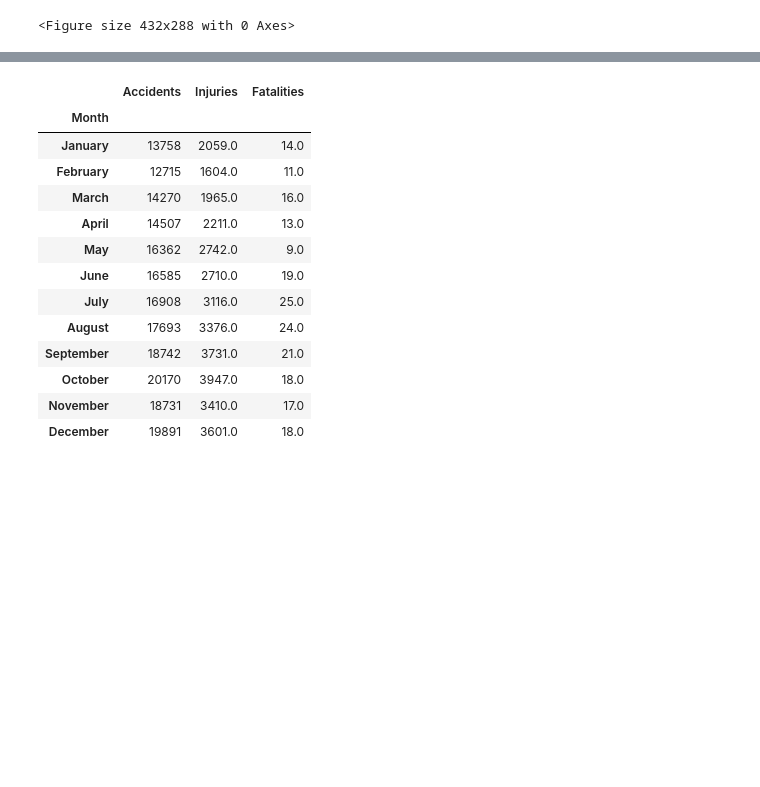
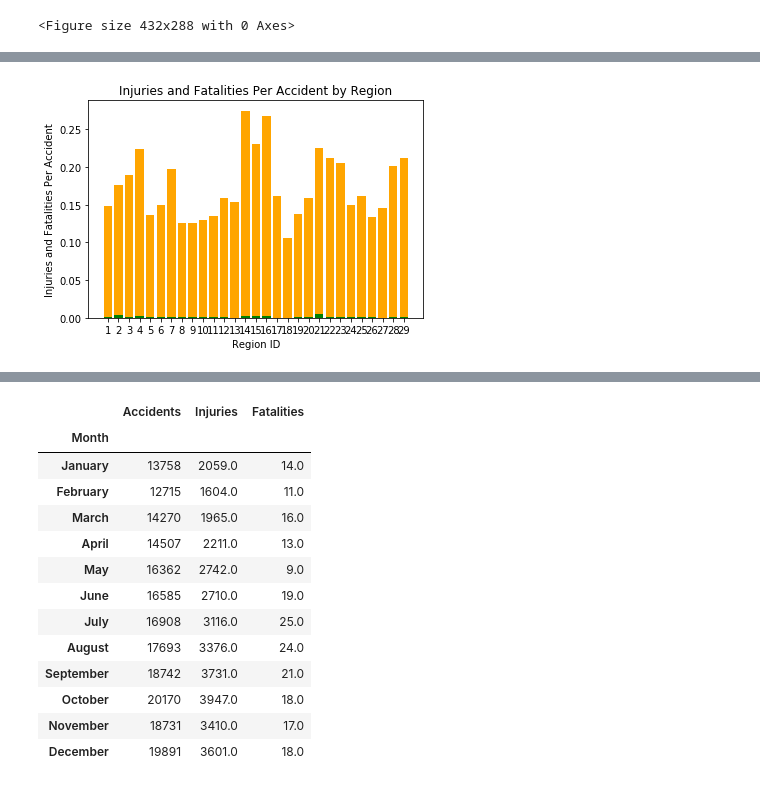
Before and after one commit to emharen/Project-One, a Jupyter notebook: CrashDataGraphs.ipynb, the cells around one changed output, grey strips where cells are left out. Cells and saved outputs as stored; diff of their text form; code cells hidden in the pictures; blank space fills up the shorter version.

```diff
--- a/CrashDataGraphs.ipynb
+++ b/CrashDataGraphs.ipynb
@@ -93,0 +159,13 @@ plt.savefig("Images/Accidents_by_Region")
+# %%
+plt.subplots()
+plt.bar(zones, injuriesperaccident, color = "orange")
+plt.bar(zones, fatalitiesperaccident, color = "green")
+plt.xticks(zones)
+plt.xlabel("Region ID")
+plt.ylabel("Injuries and Fatalities Per Accident")
+plt.title("Injuries and Fatalities Per Accident by Region")
+#plt.hlines(averageinjuries, 0, 29, alpha=.90, linestyle = "--", color = "orange")
+#plt.hlines(averagefatalities, 0, 29, alpha=.90, linestyle - "--", color = "green")
+plt.savefig("Images/Injuries_and_Fatalities_by_Region")
+# %% [output]
+[figure, added]
```
Also changed, not shown: parts of 9 cells of this notebook, 6 other files.
